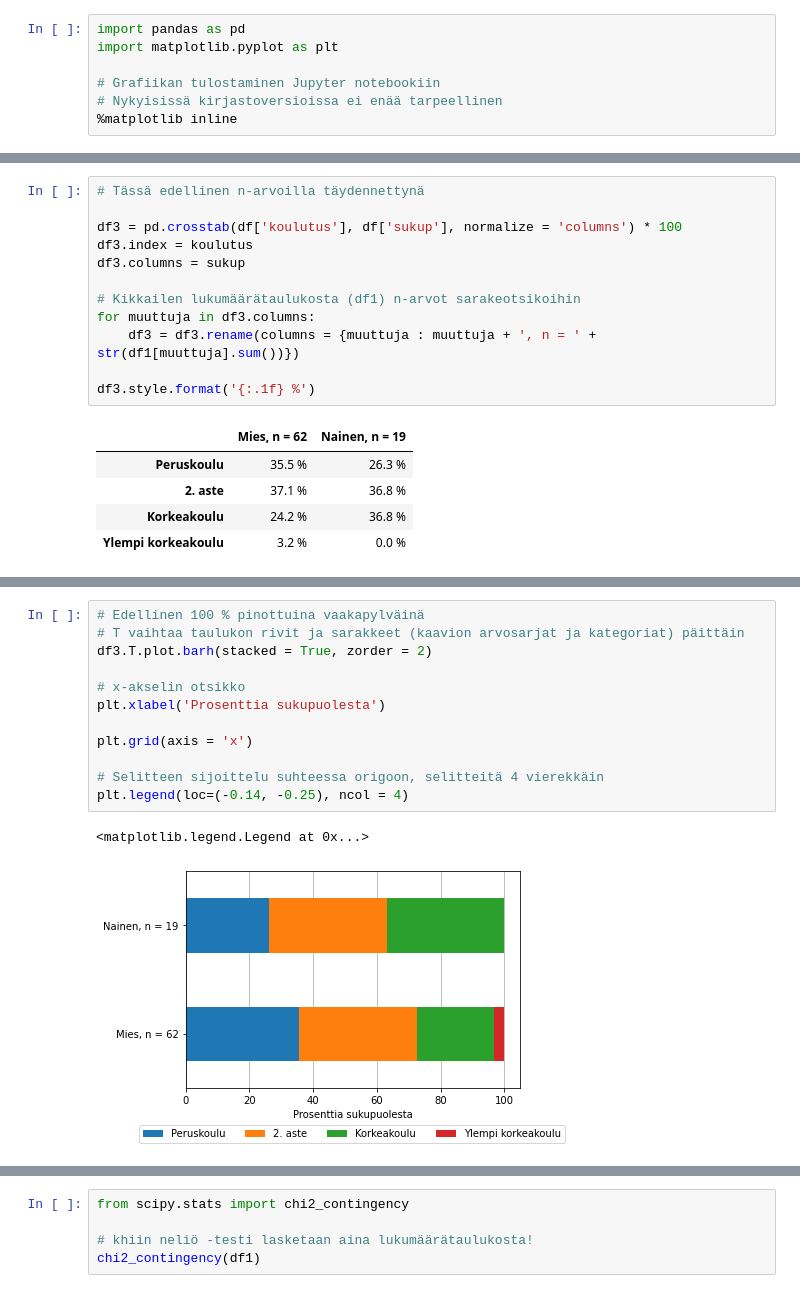
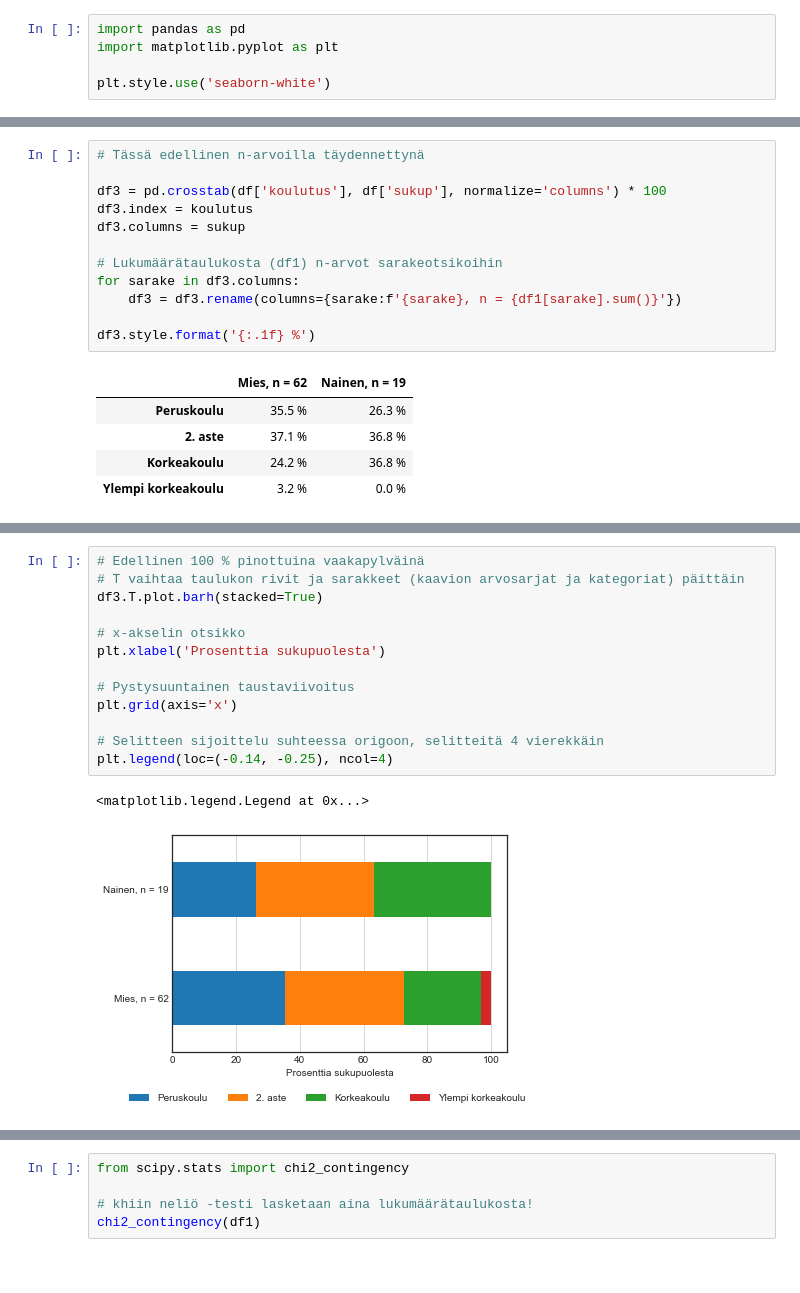
Before and after one commit to taanila/selittava, a Jupyter notebook: ristiintaulukointi.ipynb, the cells around one changed output, grey strips where cells are left out. Cells and saved outputs as stored; diff of their text form.

```diff
--- a/ristiintaulukointi.ipynb
+++ b/ristiintaulukointi.ipynb
@@ -11,8 +11,6 @@ Kahden kategorisen muuttujan riippuvuutta voin tarkastella ristiintaulukoinnin a
 import pandas as pd
 import matplotlib.pyplot as plt
 
-# Grafiikan tulostaminen Jupyter notebookiin
-# Nykyisissä kirjastoversioissa ei enää tarpeellinen
-%matplotlib inline
+plt.style.use('seaborn-white')
 # %%
 df = pd.read_excel('http://taanila.fi/data1.xlsx')
@@ -62,13 +66,13 @@ df2.style.format('{:.1f} %')
 # %%
 # Tässä edellinen n-arvoilla täydennettynä
 
-df3 = pd.crosstab(df['koulutus'], df['sukup'], normalize = 'columns') * 100
+df3 = pd.crosstab(df['koulutus'], df['sukup'], normalize='columns') * 100
 df3.index = koulutus
 df3.columns = sukup
 
-# Kikkailen lukumäärätaulukosta (df1) n-arvot sarakeotsikoihin
-for muuttuja in df3.columns:
-    df3 = df3.rename(columns = {muuttuja : muuttuja + ', n = ' + str(df1[muuttuja].sum())})
+# Lukumäärätaulukosta (df1) n-arvot sarakeotsikoihin
+for sarake in df3.columns:
+    df3 = df3.rename(columns={sarake:f'{sarake}, n = {df1[sarake].sum()}'})
 
 df3.style.format('{:.1f} %')
 # %% [output]
@@ -91,16 +95,17 @@ plt.grid(axis = 'x')
 # %%
 # Edellinen 100 % pinottuina vaakapylväinä
 # T vaihtaa taulukon rivit ja sarakkeet (kaavion arvosarjat ja kategoriat) päittäin
-df3.T.plot.barh(stacked = True, zorder = 2)
+df3.T.plot.barh(stacked=True)
 
 # x-akselin otsikko
 plt.xlabel('Prosenttia sukupuolesta')
 
-plt.grid(axis = 'x')
+# Pystysuuntainen taustaviivoitus
+plt.grid(axis='x')
 
 # Selitteen sijoittelu suhteessa origoon, selitteitä 4 vierekkäin
-plt.legend(loc=(-0.14, -0.25), ncol = 4)
+plt.legend(loc=(-0.14, -0.25), ncol=4)
 # %% [output]
 <matplotlib.legend.Legend at 0x...>
-[figure, old version]
+[figure, new version]
 # %% [markdown]
```
Also changed, not shown: parts of 9 cells of this notebook.
